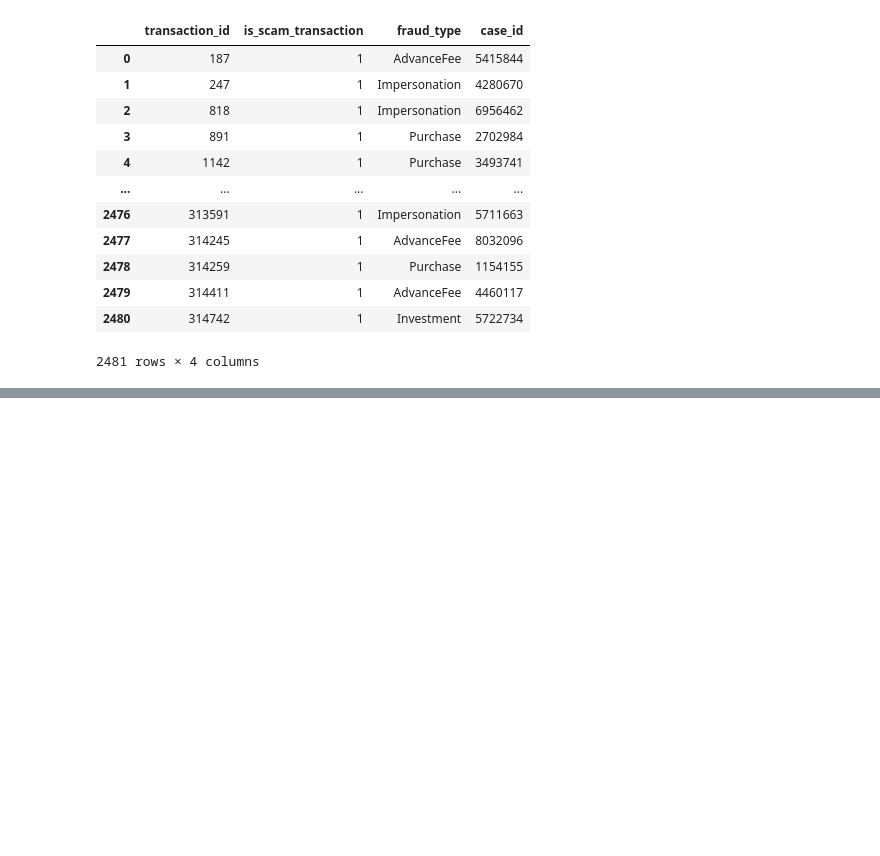
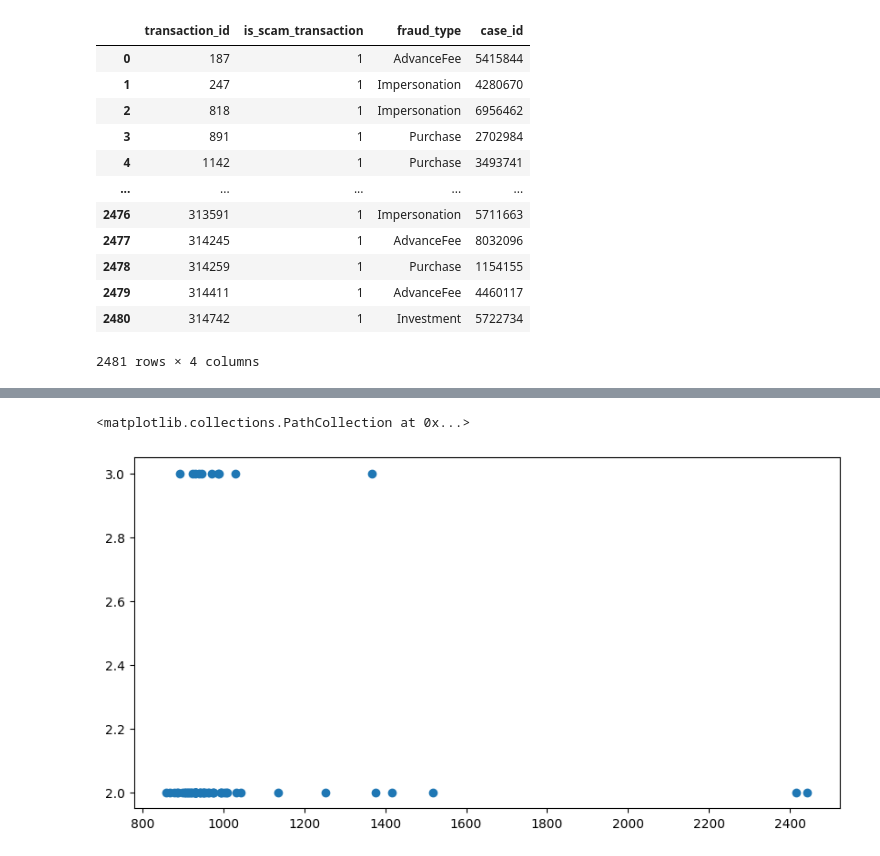
Before and after one commit to Eliza-OK/13-group-project, a Jupyter notebook: project_draft.ipynb, the cells around one changed output, grey strips where cells are left out. Cells and saved outputs as stored; diff of their text form; code cells hidden in the pictures; blank space fills up the shorter version.

Commit message:
not yet finished finding alpha

```diff
--- a/project_draft.ipynb
+++ b/project_draft.ipynb
@@ -394,0 +398,3 @@ NameError: name 'E' is not defined
+# %%
+alpha_grid = np.arange(0,5)
+alpha_grid
@@ -394,0 +419,6 @@ NameError: name 'E' is not defined
+# %%
+date_list = pd.to_datetime(TransactionsInput_clean['date']).dt.date
+# date_list.unique()
+formatted_dates = date_list.apply(lambda date: date.strftime('%Y-%m-%d'))
+date_list = formatted_dates.unique()
+# date_list = to_datetime(data['date']) =
@@ -394,0 +429,5 @@ NameError: name 'E' is not defined
+# %%
+date = date_list[0]
+TransactionsInput_clean_test = TransactionsInput_clean.loc[TransactionsInput['date'] == date]
+TransactionsInput_clean_test
+# TransactionsInput_clean_idx = [TransactionsInput['date'] == "2024-07-31"].index
@@ -394,0 +448,20 @@ NameError: name 'E' is not defined
+# %%
+alpha_star = list()
+cost_daily = list()
+date_list_test = date_list[:60]
+number_of_transaction = list()
+C4_cont = np.array([0]*5)
+for date in date_list_test:
+    TransactionsInput_clean_test = TransactionsInput_clean.loc[TransactionsInput['date'] == date]
+    cost_min = float("inf")
+    cost = list()
+    for alpha in alpha_grid:
+        cost_now, C4_cont = daily_moel(alpha,0.5, 0.5, TransactionsInput_clean_test,C4_cont,Investigarion_team)
+        cost.append(cost_now)
+        if cost_now < cost_min:
+            cost_min = cost_now
+            alpha_best = alpha
+        # cost.append(daily_moel(alpha,0.5, 0.5, TransactionsInput_clean_test,C4_cont,Investigarion_team))
+    cost_daily.append(cost)
+    number_of_transaction.append(len(TransactionsInput_clean_test))
+    alpha_star.append(alpha_best)
@@ -394,0 +506,8 @@ NameError: name 'E' is not defined
+# %%
+import matplotlib.pyplot as plt
+
+plt.figure(figsize=(10,5))
+plt.scatter(number_of_transaction,alpha_star)
+# %% [output]
+<matplotlib.collections.PathCollection at 0x...>
+[figure, added]
```
Also changed, not shown: parts of 17 cells of this notebook.
